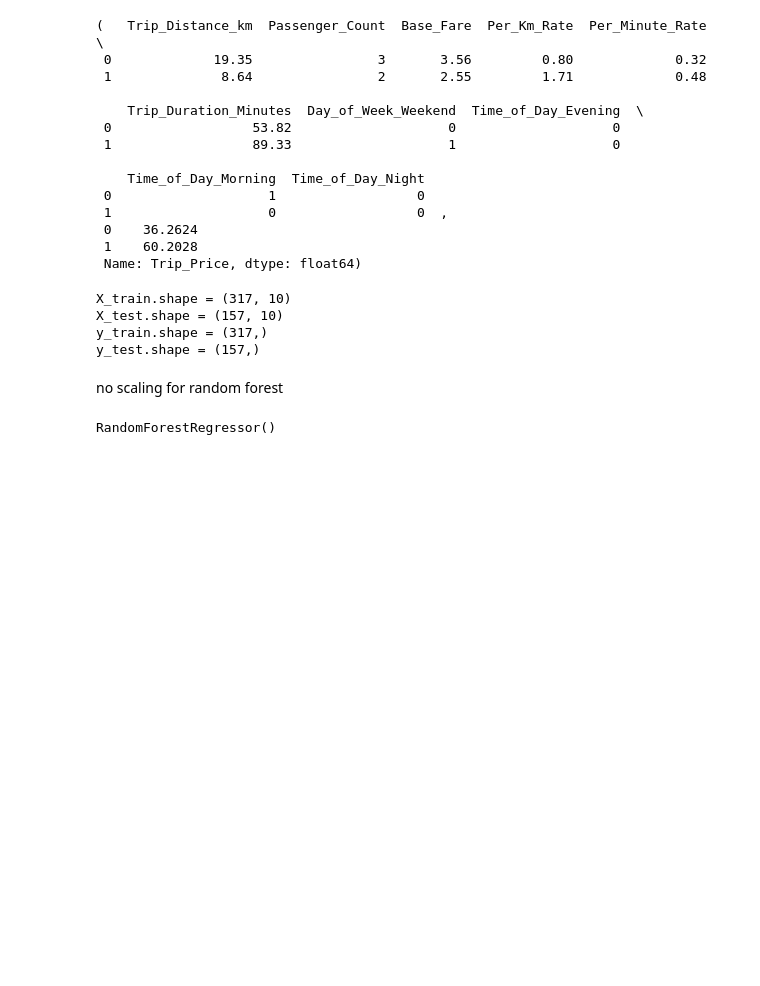
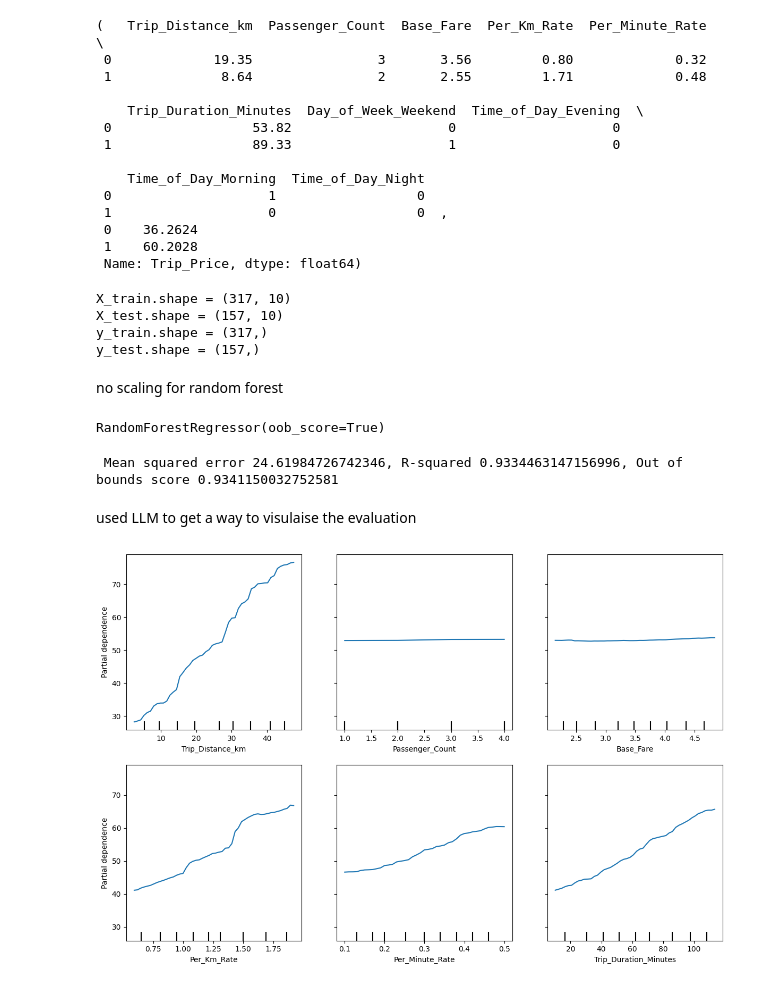
Before and after one commit to aliciagez/taxi_prediction_fullstack_alicia, a Jupyter notebook: src/taxipred/model_development/model_dev_randomforest.ipynb, the cells around one changed output. Drawn from its saved outputs; the diff is of its cells as text; code cells hidden in the pictures; blank space fills up the shorter version.

Commit message:
finish eval for random forest

```diff
--- a/src/taxipred/model_development/model_dev_randomforest.ipynb
+++ b/src/taxipred/model_development/model_dev_randomforest.ipynb
@@ -50,10 +50,10 @@ no scaling for random forest
 # %%
 from sklearn.ensemble import RandomForestRegressor
 
-reg = RandomForestRegressor()
+reg = RandomForestRegressor(oob_score=True)
 reg.fit(X_train, y_train)
 # %% [output]
-RandomForestRegressor()
+RandomForestRegressor(oob_score=True)
 # %%
 pred_y = reg.predict(X_test)
 # %%
@@ -61,3 +61,23 @@ from sklearn.metrics import mean_squared_error, r2_score
 
 mean_sq_er = mean_squared_error(pred_y, y_test)
 r2 = r2_score(pred_y, y_test)
+out_of_bounds = reg.oob_score_
+print(f" Mean squared error {mean_sq_er}, R-squared {r2}, Out of bounds score {out_of_bounds}")
+# %% [output]
+ Mean squared error 24.61984726742346, R-squared 0.9334463147156996, Out of bounds score 0.9341150032752581
+# %% [markdown]
+used LLM to get a way to visulaise the evaluation
+# %%
+from sklearn.inspection import PartialDependenceDisplay
+import matplotlib.pyplot as plt
+
+features = ["Trip_Distance_km", "Passenger_Count", "Base_Fare", "Per_Km_Rate",
+           "Per_Minute_Rate", "Trip_Duration_Minutes"]
+
+fig, ax = plt.subplots(figsize=(12,8))
+PartialDependenceDisplay.from_estimator(reg, X_train, features, grid_resolution=50, ax=ax)
+
+plt.tight_layout()
+plt.show()
+# %% [output]
+[figure, added]
```
Also changed, not shown: 2 other files.
